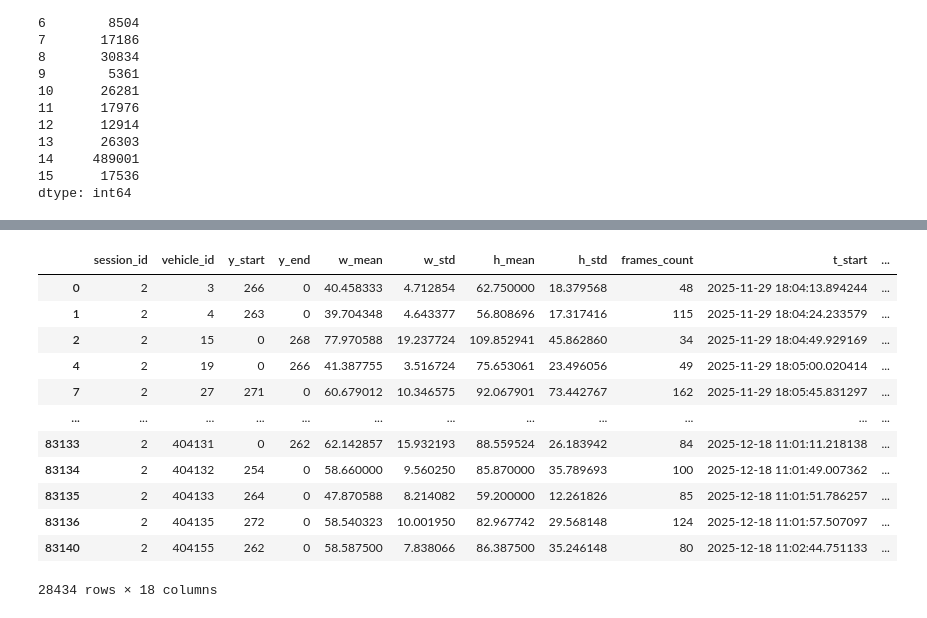
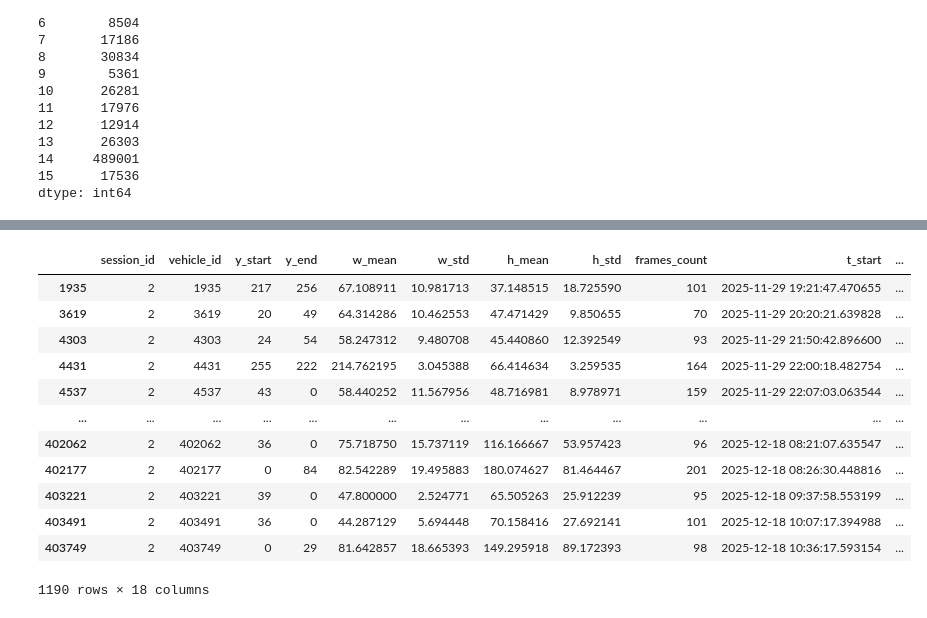
Before and after one commit to mikeandrusyak/Traffic-monitoring-Challenge, a Jupyter notebook: load_data_from_database.ipynb, the cells around one changed output, grey strips where cells are left out. Drawn from its saved outputs; the diff is of its cells as text; code cells hidden in the pictures.

```diff
--- a/load_data_from_database.ipynb
+++ b/load_data_from_database.ipynb
@@ -52,9 +68,9 @@ session_id_to_analyze = 2
 session_df = df[df['session_id'] == session_id_to_analyze].sort_values(['vehicle_id', 'date_time'])
 
 # Filter vehicle_id with less than 40 records
-vehicle_counts = session_df['vehicle_id'].value_counts()
-valid_vehicles = vehicle_counts[vehicle_counts >= 30].index
-session_df = session_df[session_df['vehicle_id'].isin(valid_vehicles)]
+# vehicle_counts = session_df['vehicle_id'].value_counts()
+# valid_vehicles = vehicle_counts[vehicle_counts >= 30].index
+# session_df = session_df[session_df['vehicle_id'].isin(valid_vehicles)]
 # %%
 final_summary = categorize_ids(session_df)
 final_summary.groupby('category').agg('size')
@@ -70,22 +103,22 @@ dtype: int64
 fig = plot_interactive_matrix(final_summary, max_points_per_category=500)
 fig.show()
 # %%
-filter_category = 'Perfect'
+filter_category = 'Static'
 filtered_final_summary = final_summary[(final_summary['category'] == filter_category)]
 filtered_final_summary
 # %% [output]
 |  | session_id | vehicle_id | y_start | y_end | w_mean | w_std | h_mean | h_std | frames_count | t_start | ... |
-| 0 | 2 | 3 | 266 | 0 | 40.458333 | 4.712854 | 62.750000 | 18.379568 | 48 | 2025-11-29 18:04:13.894244 | ... |
-| 1 | 2 | 4 | 263 | 0 | 39.704348 | 4.643377 | 56.808696 | 17.317416 | 115 | 2025-11-29 18:04:24.233579 | ... |
-| 2 | 2 | 15 | 0 | 268 | 77.970588 | 19.237724 | 109.852941 | 45.862860 | 34 | 2025-11-29 18:04:49.929169 | ... |
-| 4 | 2 | 19 | 0 | 266 | 41.387755 | 3.516724 | 75.653061 | 23.496056 | 49 | 2025-11-29 18:05:00.020414 | ... |
-| 7 | 2 | 27 | 271 | 0 | 60.679012 | 10.346575 | 92.067901 | 73.442767 | 162 | 2025-11-29 18:05:45.831297 | ... |
+| 1935 | 2 | 1935 | 217 | 256 | 67.108911 | 10.981713 | 37.148515 | 18.725590 | 101 | 2025-11-29 19:21:47.470655 | ... |
+| 3619 | 2 | 3619 | 20 | 49 | 64.314286 | 10.462553 | 47.471429 | 9.850655 | 70 | 2025-11-29 20:20:21.639828 | ... |
+| 4303 | 2 | 4303 | 24 | 54 | 58.247312 | 9.480708 | 45.440860 | 12.392549 | 93 | 2025-11-29 21:50:42.896600 | ... |
+| 4431 | 2 | 4431 | 255 | 222 | 214.762195 | 3.045388 | 66.414634 | 3.259535 | 164 | 2025-11-29 22:00:18.482754 | ... |
+| 4537 | 2 | 4537 | 43 | 0 | 58.440252 | 11.567956 | 48.716981 | 8.978971 | 159 | 2025-11-29 22:07:03.063544 | ... |
 | ... | ... | ... | ... | ... | ... | ... | ... | ... | ... | ... | ... |
-| 83133 | 2 | 404131 | 0 | 262 | 62.142857 | 15.932193 | 88.559524 | 26.183942 | 84 | 2025-12-18 11:01:11.218138 | ... |
-| 83134 | 2 | 404132 | 254 | 0 | 58.660000 | 9.560250 | 85.870000 | 35.789693 | 100 | 2025-12-18 11:01:49.007362 | ... |
-| 83135 | 2 | 404133 | 264 | 0 | 47.870588 | 8.214082 | 59.200000 | 12.261826 | 85 | 2025-12-18 11:01:51.786257 | ... |
-| 83136 | 2 | 404135 | 272 | 0 | 58.540323 | 10.001950 | 82.967742 | 29.568148 | 124 | 2025-12-18 11:01:57.507097 | ... |
-| 83140 | 2 | 404155 | 262 | 0 | 58.587500 | 7.838066 | 86.387500 | 35.246148 | 80 | 2025-12-18 11:02:44.751133 | ... |
+| 402062 | 2 | 402062 | 36 | 0 | 75.718750 | 15.737119 | 116.166667 | 53.957423 | 96 | 2025-12-18 08:21:07.635547 | ... |
+| 402177 | 2 | 402177 | 0 | 84 | 82.542289 | 19.495883 | 180.074627 | 81.464467 | 201 | 2025-12-18 08:26:30.448816 | ... |
+| 403221 | 2 | 403221 | 39 | 0 | 47.800000 | 2.524771 | 65.505263 | 25.912239 | 95 | 2025-12-18 09:37:58.553199 | ... |
+| 403491 | 2 | 403491 | 36 | 0 | 44.287129 | 5.694448 | 70.158416 | 27.692141 | 101 | 2025-12-18 10:07:17.394988 | ... |
+| 403749 | 2 | 403749 | 0 | 29 | 81.642857 | 18.665393 | 149.295918 | 89.172393 | 98 | 2025-12-18 10:36:17.593154 | ... |
-28434 rows × 18 columns
+1190 rows × 18 columns
 # %%
 ids_to_plot = filtered_final_summary['vehicle_id']
```
Also changed, not shown: parts of 10 cells of this notebook, 1 other file.
